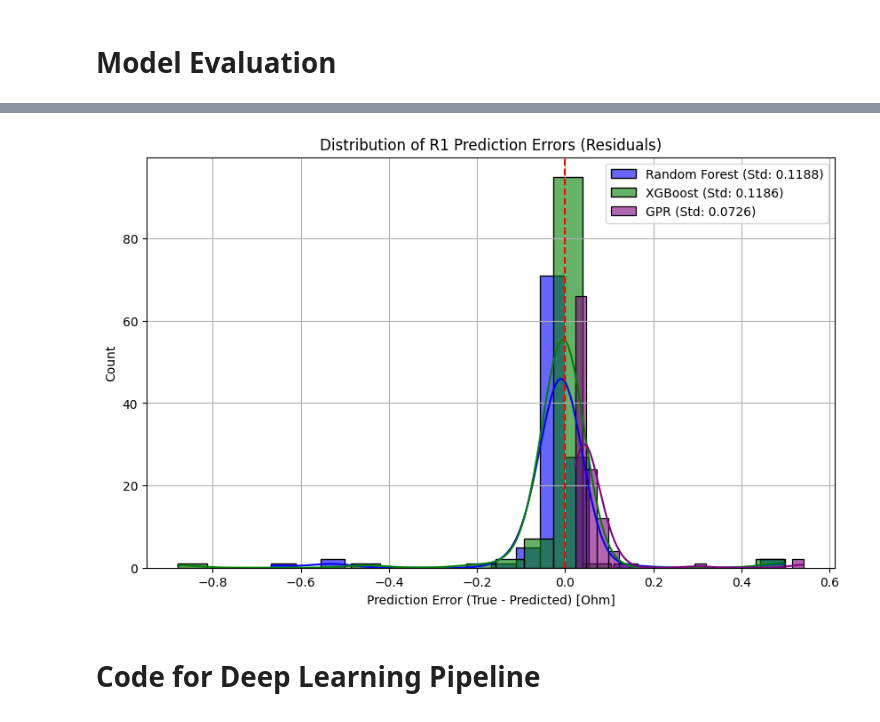
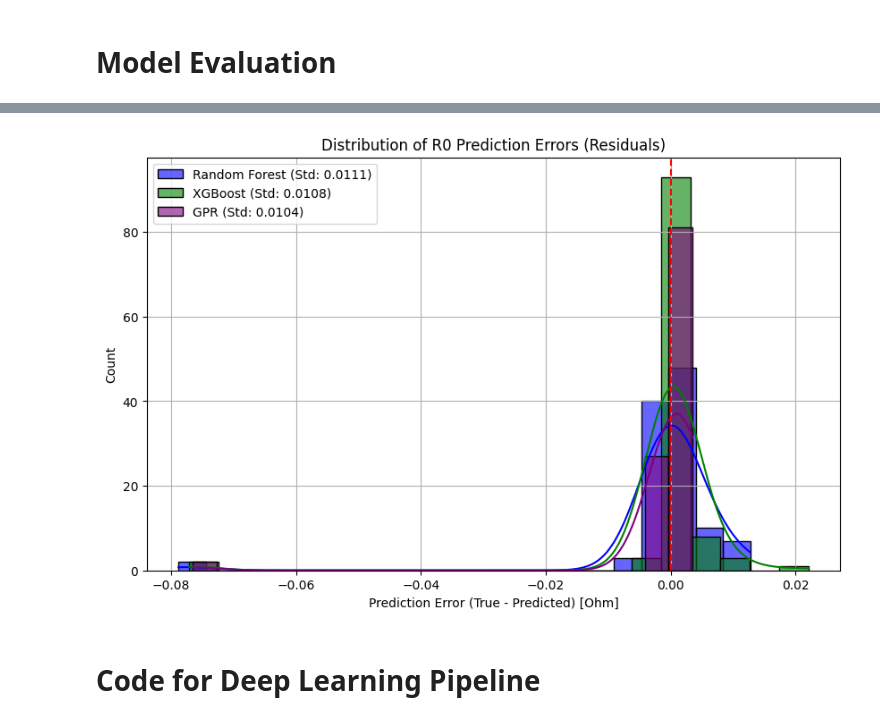
Before and after one commit to SushankMishra/EIS-Fitting, a Jupyter notebook: EIS_Model for SoH Estimation.ipynb, the cells around one changed output, grey strips where cells are left out. Cells and saved outputs as stored; diff of their text form; code cells hidden in the pictures.

```diff
--- a/EIS_Model for SoH Estimation.ipynb
+++ b/EIS_Model for SoH Estimation.ipynb
@@ -654,25 +698,25 @@ NameError: name 'param_columns' is not defined
 # %%
 import seaborn as sns
 
 # --- 1. Calculate the errors (residuals) for R1 ---
-errors_rf = y_true_r1 - y_pred_r1_rf
-errors_xgb = y_true_r1 - y_pred_r1_xgb
-errors_gpr = y_true_r1 - y_pred_r1_gpr
+errors_rf = y_true_r0 - y_pred_r0_rf
+errors_xgb = y_true_r0 - y_pred_r0_xgb
+errors_gpr = y_true_r0 - y_pred_r0_gpr
 
 # --- 2. Plot all three distributions on one graph ---
 plt.figure(figsize=(10, 6))
 sns.histplot(errors_rf, kde=True, label=f'Random Forest (Std: {errors_rf.std():.4f})', color='blue', alpha=0.6)
 sns.histplot(errors_xgb, kde=True, label=f'XGBoost (Std: {errors_xgb.std():.4f})', color='green', alpha=0.6)
 sns.histplot(errors_gpr, kde=True, label=f'GPR (Std: {errors_gpr.std():.4f})', color='purple', alpha=0.6)
 
-plt.title('Distribution of R1 Prediction Errors (Residuals)')
+plt.title('Distribution of R0 Prediction Errors (Residuals)')
 plt.xlabel('Prediction Error (True - Predicted) [Ohm]')
 plt.ylabel('Count')
 plt.axvline(0, color='red', linestyle='--') # The 'perfect prediction' line
 plt.legend()
 plt.grid(True)
 plt.show()
 # %% [output]
-[figure, old version]
+[figure, new version]
 # %% [markdown]
 # Code for Deep Learning Pipeline
```
Also changed, not shown: parts of 9 cells of this notebook, 1 other file.
